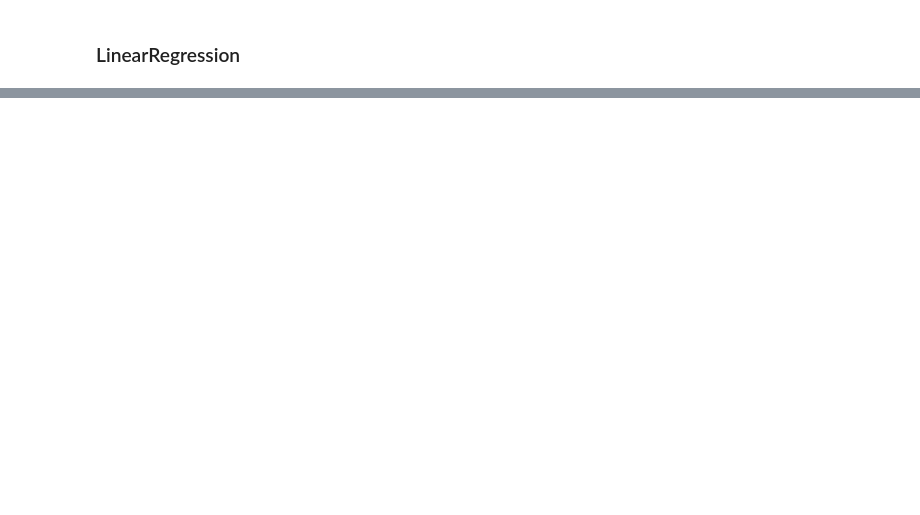
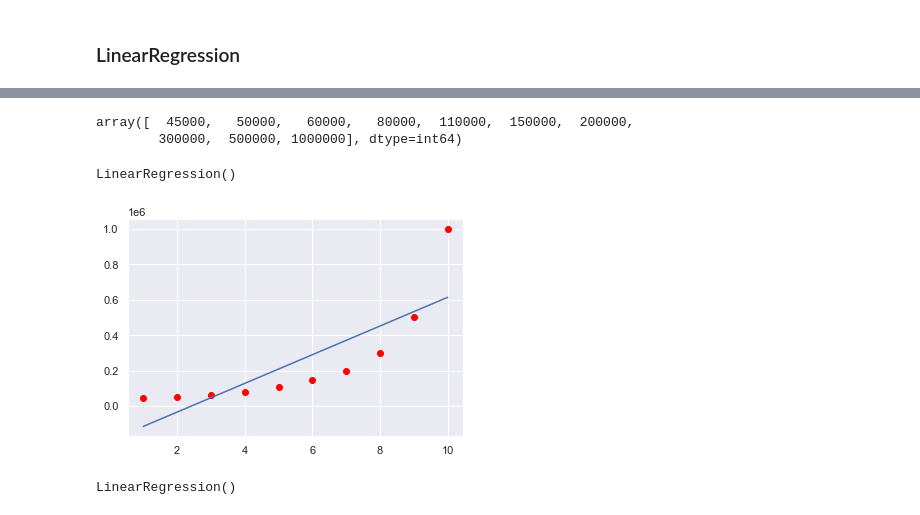
Before and after one commit to KrishnaDesai16/ML-DL, a Jupyter notebook: Machine Learning/LinearRegression/LinearRegression.ipynb, the cells around one changed output, grey strips where cells are left out. Saved outputs shown, nothing was run; the diff lists cells and outputs as text; code cells hidden in the pictures; blank space fills up the shorter version.

```diff
--- a/Machine Learning/LinearRegression/LinearRegression.ipynb
+++ b/Machine Learning/LinearRegression/LinearRegression.ipynb
@@ -65,0 +719,4 @@ x=
+# %%
+#importing the dataset
+dataset= pd.read_csv('Position_Salaries.csv') # the full namespace of the file can be provided if the file is not in the same directory as the .ipynb or.py file
+dataset.head()   # to see how the imported data looks like
@@ -65,0 +730,22 @@ x=
+# %%
+X=dataset.iloc[:,1:2].values
+y=dataset.Salary.values
+
+X
+y
+# %% [output]
+array([  45000,   50000,   60000,   80000,  110000,  150000,  200000,
+        300000,  500000, 1000000], dtype=int64)
+# %%
+# Fitting Linear Regression to the dataset
+from sklearn.linear_model import LinearRegression
+lin_reg = LinearRegression()
+lin_reg.fit(X, y)
+# %% [output]
+LinearRegression()
+# %%
+plt.scatter(X,y,c='red')
+plt.plot(X,lin_reg.predict(X))
+plt.show()
+# %% [output]
+[figure, added]
@@ -65,0 +756,4 @@ x=
+# %%
+lin_reg.fit(x_poly,y)
+# %% [output]
+LinearRegression()
```
Also changed, not shown: parts of 96 cells of this notebook, 3 other files.
